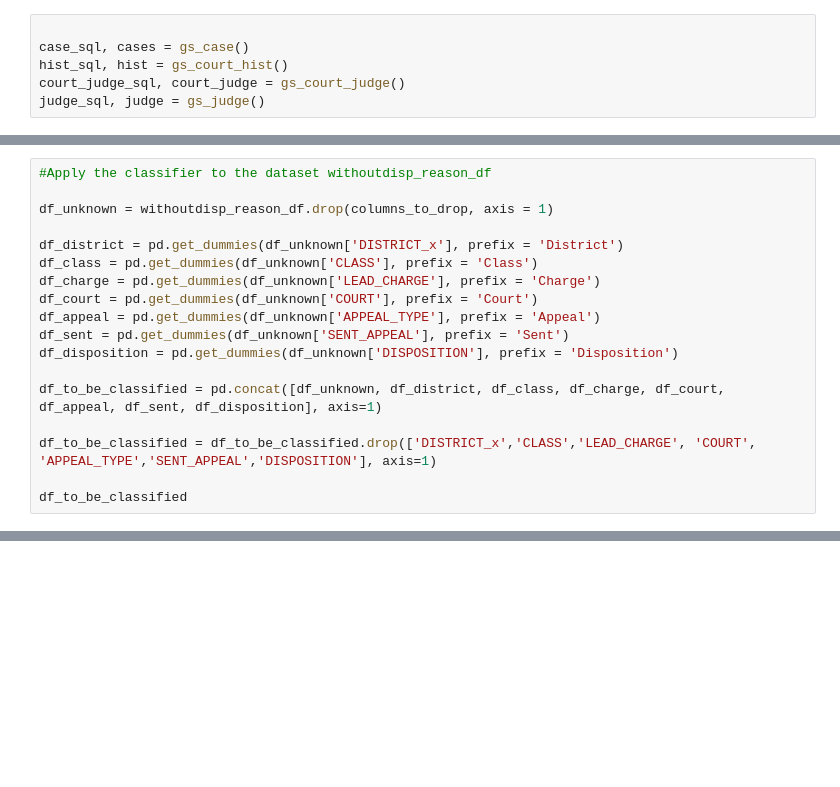
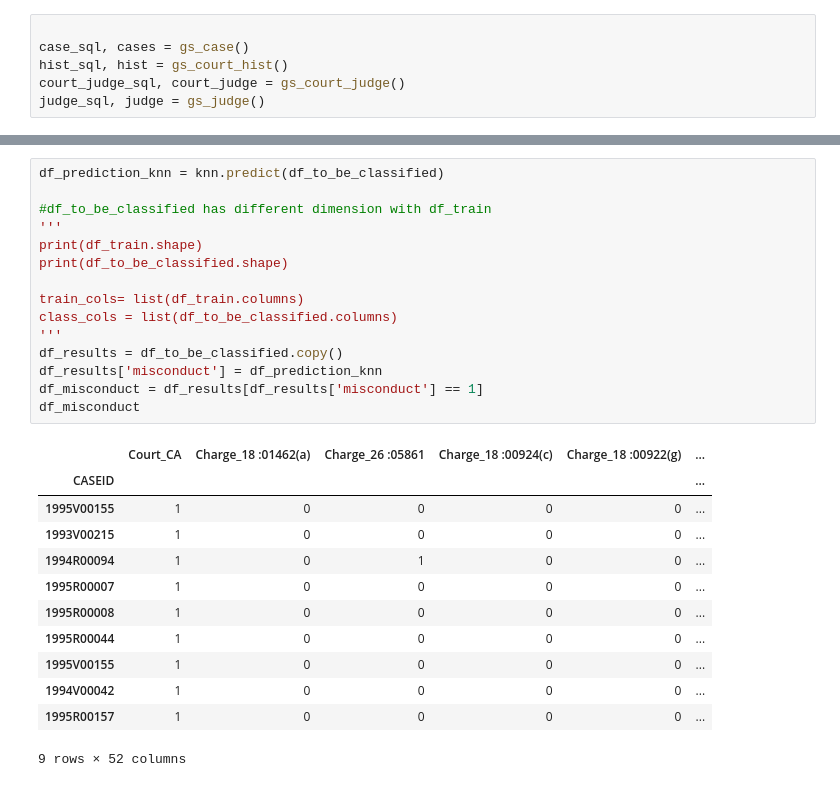
Before and after one commit to bgaudiosi/federal-prosecutors, a Jupyter notebook: project.ipynb, the cells around one changed output, grey strips where cells are left out. Cells and saved outputs as stored; diff of their text form; blank space fills up the shorter version.

```diff
--- a/project.ipynb
+++ b/project.ipynb
@@ -217,19 +239 @@ Accuracy of logistic regression train set: 0.992
 Logistic Regression Accuracy from crossvalidation: 0.99 (+/- 0.01)
-# %%
-#Apply the classifier to the dataset withoutdisp_reason_df
-
-df_unknown = withoutdisp_reason_df.drop(columns_to_drop, axis = 1)
-
-df_district = pd.get_dummies(df_unknown['DISTRICT_x'], prefix = 'District')
-df_class = pd.get_dummies(df_unknown['CLASS'], prefix = 'Class')
-df_charge = pd.get_dummies(df_unknown['LEAD_CHARGE'], prefix = 'Charge')
-df_court = pd.get_dummies(df_unknown['COURT'], prefix = 'Court')
-df_appeal = pd.get_dummies(df_unknown['APPEAL_TYPE'], prefix = 'Appeal')
-df_sent = pd.get_dummies(df_unknown['SENT_APPEAL'], prefix = 'Sent')
-df_disposition = pd.get_dummies(df_unknown['DISPOSITION'], prefix = 'Disposition')
-
-df_to_be_classified = pd.concat([df_unknown, df_district, df_class, df_charge, df_court, df_appeal, df_sent, df_disposition], axis=1)
-
-df_to_be_classified = df_to_be_classified.drop(['DISTRICT_x','CLASS','LEAD_CHARGE', 'COURT', 'APPEAL_TYPE','SENT_APPEAL','DISPOSITION'], axis=1)
-
-df_to_be_classified
@@ -260,0 +265,28 @@ ValueError: query data dimension must match training data dimension
+# %%
+df_prediction_knn = knn.predict(df_to_be_classified)
+
+#df_to_be_classified has different dimension with df_train
+'''
+print(df_train.shape)
+print(df_to_be_classified.shape)
+
+train_cols= list(df_train.columns)
+class_cols = list(df_to_be_classified.columns)
+'''
+df_results = df_to_be_classified.copy()
+df_results['misconduct'] = df_prediction_knn
+df_misconduct = df_results[df_results['misconduct'] == 1]
+df_misconduct
+# %% [output]
+|  | Court_CA | Charge_18 :01462(a) | Charge_26 :05861 | Charge_18 :00924(c) | Charge_18 :00922(g) | ... |
+| CASEID |  |  |  |  |  | ... |
+| 1995V00155 | 1 | 0 | 0 | 0 | 0 | ... |
+| 1993V00215 | 1 | 0 | 0 | 0 | 0 | ... |
+| 1994R00094 | 1 | 0 | 1 | 0 | 0 | ... |
+| 1995R00007 | 1 | 0 | 0 | 0 | 0 | ... |
+| 1995R00008 | 1 | 0 | 0 | 0 | 0 | ... |
+| 1995R00044 | 1 | 0 | 0 | 0 | 0 | ... |
+| 1995V00155 | 1 | 0 | 0 | 0 | 0 | ... |
+| 1994V00042 | 1 | 0 | 0 | 0 | 0 | ... |
+| 1995R00157 | 1 | 0 | 0 | 0 | 0 | ... |
+9 rows × 52 columns
```
Also changed, not shown: parts of 11 cells of this notebook, 1 other file.
